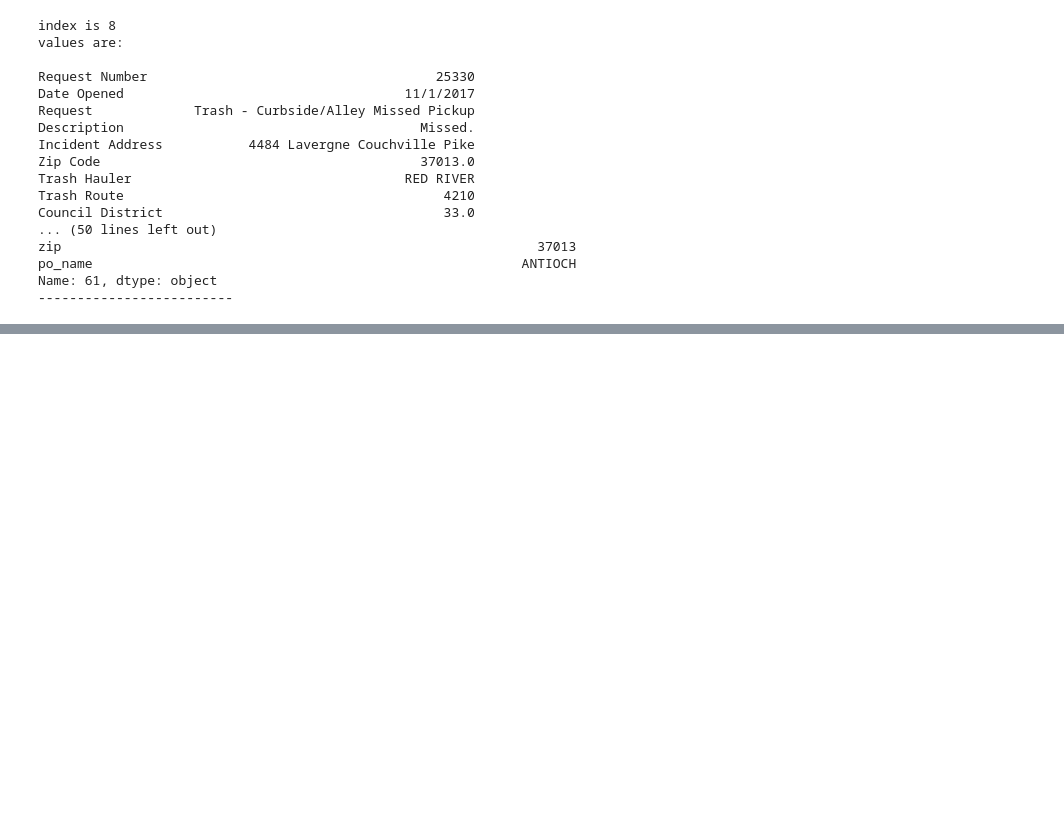
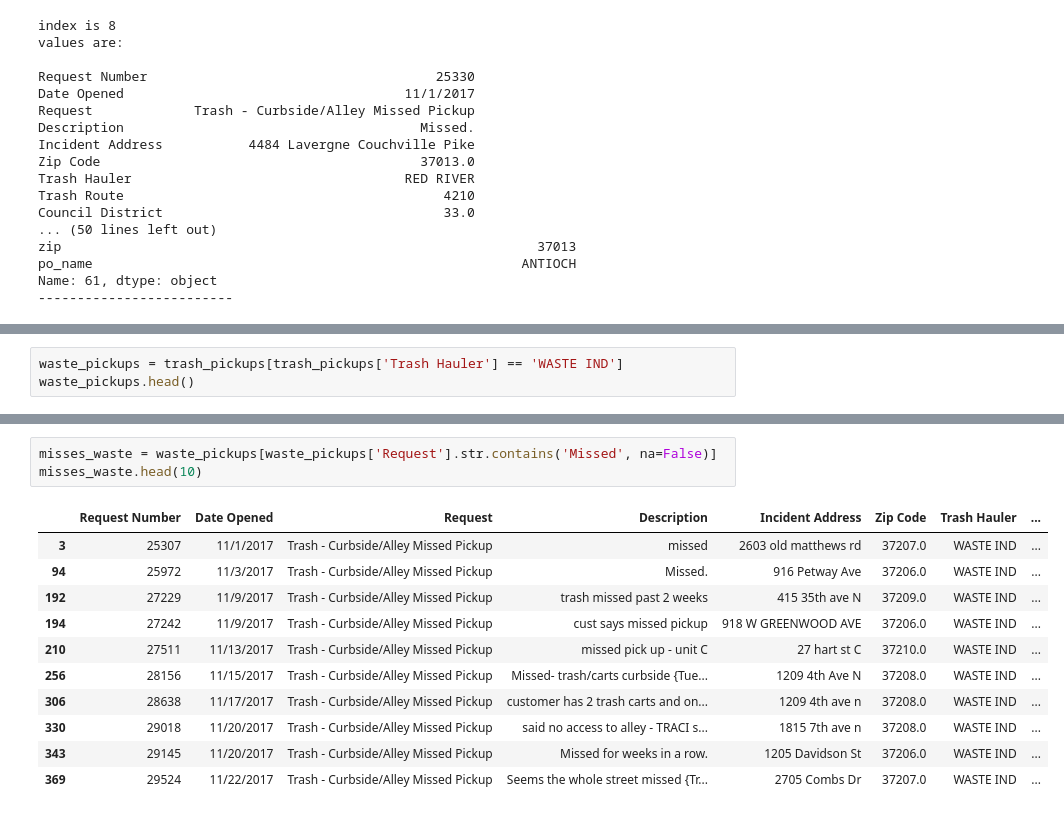
Before and after one commit to NSS-Data-Analytics-Cohort-14/trash-pickups-v2-Djmayfield-alt, a Jupyter notebook: notebooks/Dillon_Trash_pickups.ipynb, the cells around one changed output, grey strips where cells are left out. Cells and saved outputs as stored; diff of their text form; blank space fills up the shorter version.

```diff
--- a/notebooks/Dillon_Trash_pickups.ipynb
+++ b/notebooks/Dillon_Trash_pickups.ipynb
@@ -407,0 +422,3 @@ map_37013
+# %%
+waste_pickups = trash_pickups[trash_pickups['Trash Hauler'] == 'WASTE IND']
+waste_pickups.head()
@@ -407,0 +432,15 @@ map_37013
+# %%
+misses_waste = waste_pickups[waste_pickups['Request'].str.contains('Missed', na=False)]
+misses_waste.head(10)
+# %% [output]
+|  | Request Number | Date Opened | Request | Description | Incident Address | Zip Code | Trash Hauler | ... |
+| 3 | 25307 | 11/1/2017 | Trash - Curbside/Alley Missed Pickup | missed | 2603 old matthews rd | 37207.0 | WASTE IND | ... |
+| 94 | 25972 | 11/3/2017 | Trash - Curbside/Alley Missed Pickup | Missed. | 916 Petway Ave | 37206.0 | WASTE IND | ... |
+| 192 | 27229 | 11/9/2017 | Trash - Curbside/Alley Missed Pickup | trash missed past 2 weeks | 415 35th ave N | 37209.0 | WASTE IND | ... |
+| 194 | 27242 | 11/9/2017 | Trash - Curbside/Alley Missed Pickup | cust says missed pickup | 918 W GREENWOOD AVE | 37206.0 | WASTE IND | ... |
+| 210 | 27511 | 11/13/2017 | Trash - Curbside/Alley Missed Pickup | missed pick up - unit C | 27 hart st C | 37210.0 | WASTE IND | ... |
+| 256 | 28156 | 11/15/2017 | Trash - Curbside/Alley Missed Pickup | Missed- trash/carts curbside {Tue... | 1209 4th Ave N | 37208.0 | WASTE IND | ... |
+| 306 | 28638 | 11/17/2017 | Trash - Curbside/Alley Missed Pickup | customer has 2 trash carts and on... | 1209 4th ave n | 37208.0 | WASTE IND | ... |
+| 330 | 29018 | 11/20/2017 | Trash - Curbside/Alley Missed Pickup | said no access to alley - TRACI s... | 1815 7th ave n | 37208.0 | WASTE IND | ... |
+| 343 | 29145 | 11/20/2017 | Trash - Curbside/Alley Missed Pickup | Missed for weeks in a row. | 1205 Davidson St | 37206.0 | WASTE IND | ... |
+| 369 | 29524 | 11/22/2017 | Trash - Curbside/Alley Missed Pickup | Seems the whole street missed {Tr... | 2705 Combs Dr | 37207.0 | WASTE IND | ... |
```
Also changed, not shown: parts of 13 cells of this notebook.
